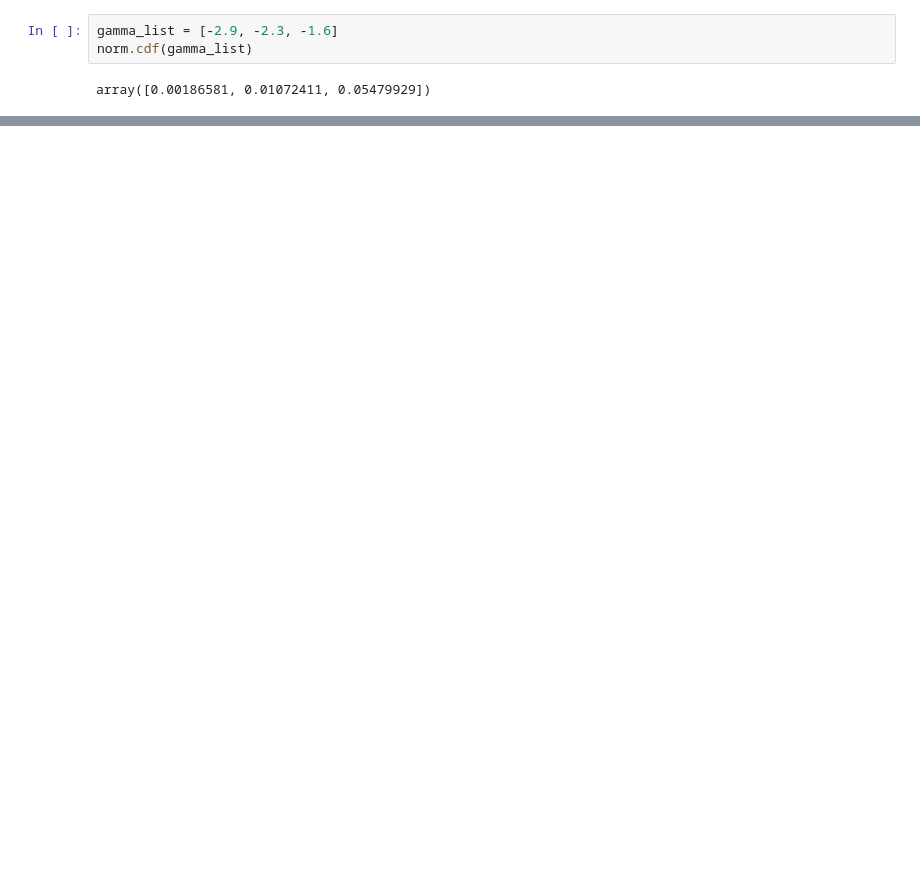
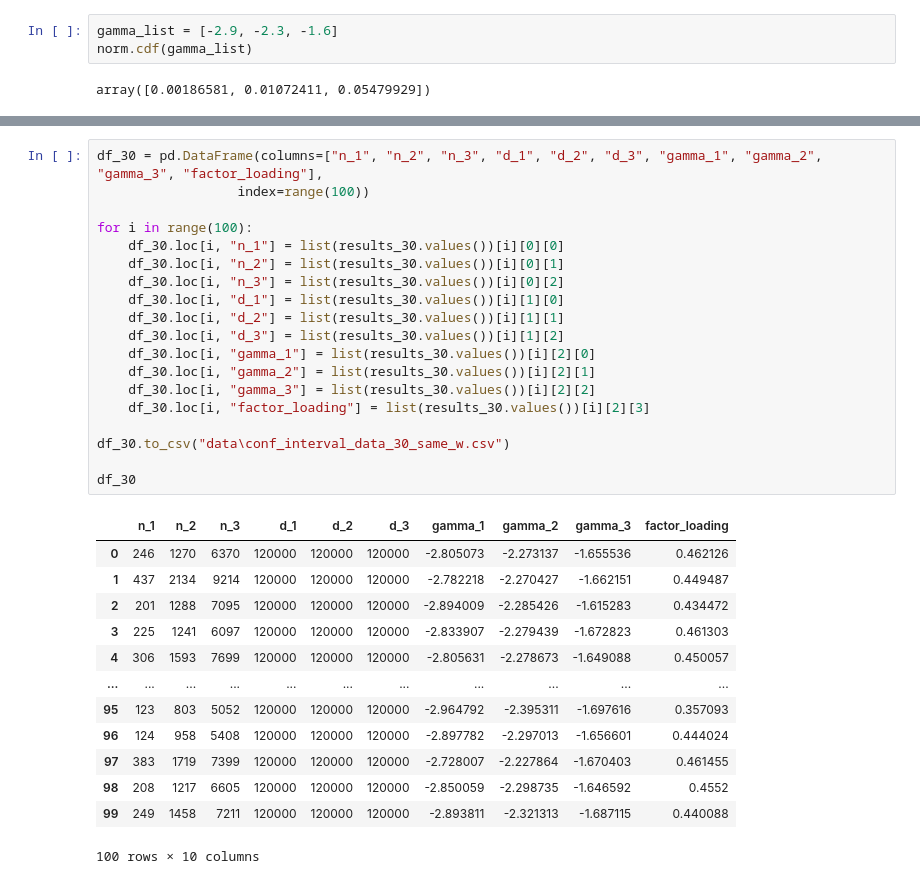
Before and after one commit to PeterKiss18/VasicekPDModel, a Jupyter notebook: conf_interval_MLE_gen_data.ipynb, the cells around one changed output, grey strips where cells are left out. Drawn from its saved outputs; the diff is of its cells as text; blank space fills up the shorter version.

```diff
--- a/conf_interval_MLE_gen_data.ipynb
+++ b/conf_interval_MLE_gen_data.ipynb
@@ -96,0 +247,33 @@ results = {key: [] for key in list_of_len_ts}
+# %%
+df_30 = pd.DataFrame(columns=["n_1", "n_2", "n_3", "d_1", "d_2", "d_3", "gamma_1", "gamma_2", "gamma_3", "factor_loading"],
+                  index=range(100))
+
+for i in range(100):
+    df_30.loc[i, "n_1"] = list(results_30.values())[i][0][0]
+    df_30.loc[i, "n_2"] = list(results_30.values())[i][0][1]
+    df_30.loc[i, "n_3"] = list(results_30.values())[i][0][2]
+    df_30.loc[i, "d_1"] = list(results_30.values())[i][1][0]
+    df_30.loc[i, "d_2"] = list(results_30.values())[i][1][1]
+    df_30.loc[i, "d_3"] = list(results_30.values())[i][1][2]
+    df_30.loc[i, "gamma_1"] = list(results_30.values())[i][2][0]
+    df_30.loc[i, "gamma_2"] = list(results_30.values())[i][2][1]
+    df_30.loc[i, "gamma_3"] = list(results_30.values())[i][2][2]
+    df_30.loc[i, "factor_loading"] = list(results_30.values())[i][2][3]
+
+df_30.to_csv("data\conf_interval_data_30_same_w.csv")
+
+df_30
+# %% [output]
+|  | n_1 | n_2 | n_3 | d_1 | d_2 | d_3 | gamma_1 | gamma_2 | gamma_3 | factor_loading |
+| 0 | 246 | 1270 | 6370 | 120000 | 120000 | 120000 | -2.805073 | -2.273137 | -1.655536 | 0.462126 |
+| 1 | 437 | 2134 | 9214 | 120000 | 120000 | 120000 | -2.782218 | -2.270427 | -1.662151 | 0.449487 |
+| 2 | 201 | 1288 | 7095 | 120000 | 120000 | 120000 | -2.894009 | -2.285426 | -1.615283 | 0.434472 |
+| 3 | 225 | 1241 | 6097 | 120000 | 120000 | 120000 | -2.833907 | -2.279439 | -1.672823 | 0.461303 |
+| 4 | 306 | 1593 | 7699 | 120000 | 120000 | 120000 | -2.805631 | -2.278673 | -1.649088 | 0.450057 |
+| ... | ... | ... | ... | ... | ... | ... | ... | ... | ... | ... |
+| 95 | 123 | 803 | 5052 | 120000 | 120000 | 120000 | -2.964792 | -2.395311 | -1.697616 | 0.357093 |
+| 96 | 124 | 958 | 5408 | 120000 | 120000 | 120000 | -2.897782 | -2.297013 | -1.656601 | 0.444024 |
+| 97 | 383 | 1719 | 7399 | 120000 | 120000 | 120000 | -2.728007 | -2.227864 | -1.670403 | 0.461455 |
+| 98 | 208 | 1217 | 6605 | 120000 | 120000 | 120000 | -2.850059 | -2.298735 | -1.646592 | 0.4552 |
+| 99 | 249 | 1458 | 7211 | 120000 | 120000 | 120000 | -2.893811 | -2.321313 | -1.687115 | 0.440088 |
+100 rows × 10 columns
```
Also changed, not shown: parts of 26 cells of this notebook, 1 other file.
